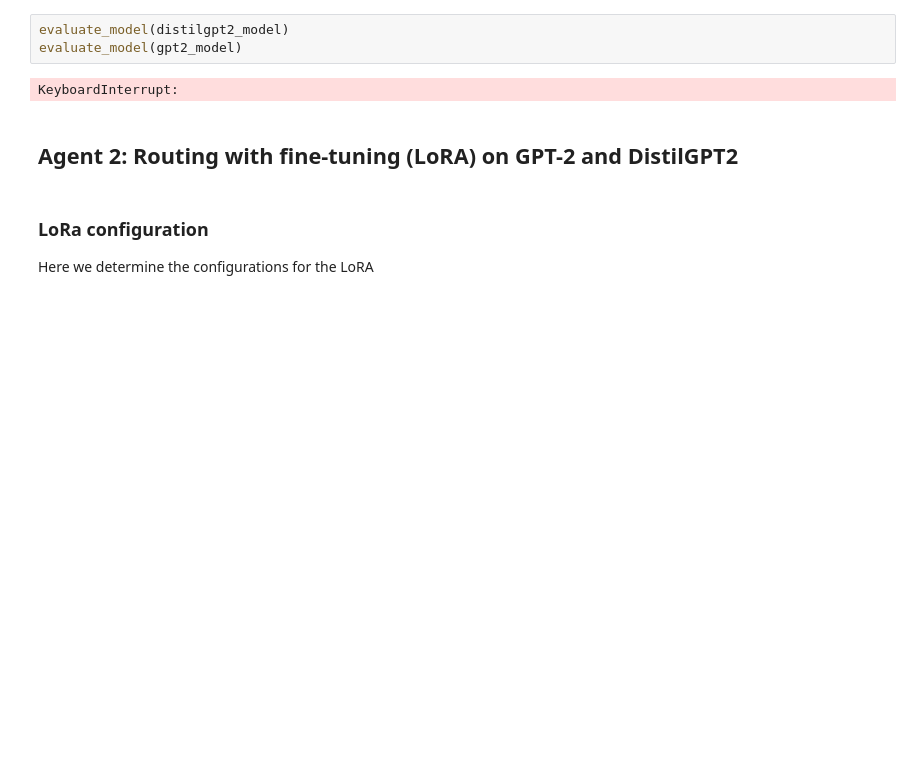
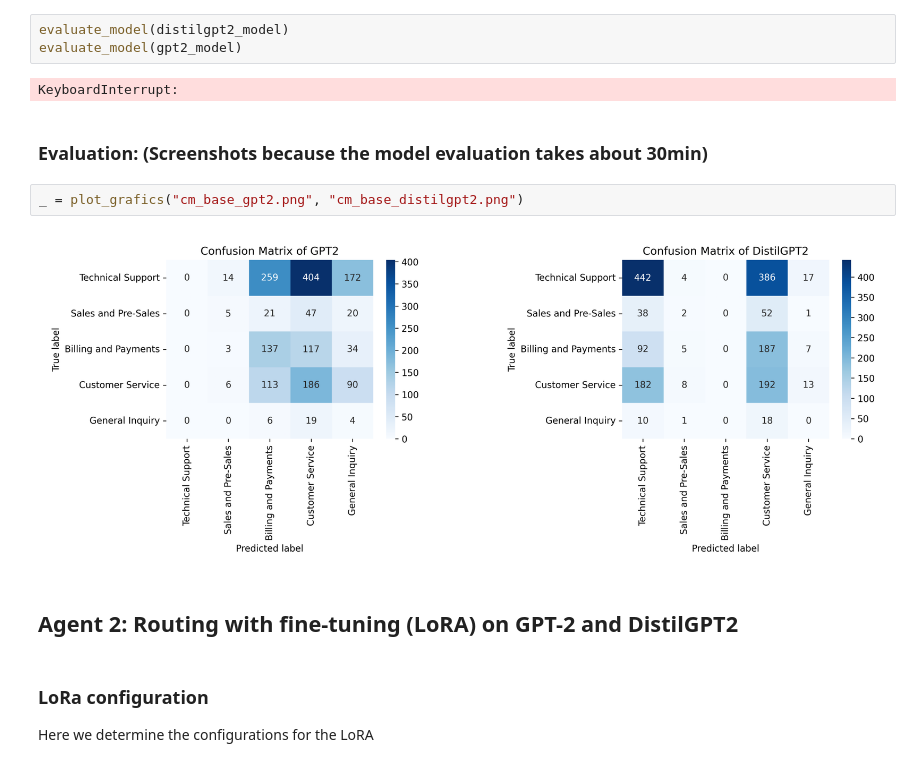
Before and after one commit to esthikalt/NLP_Project, a Jupyter notebook: notebook.ipynb, the cells around one changed output. Drawn from its saved outputs; the diff is of its cells as text; blank space fills up the shorter version.

```diff
--- a/notebook.ipynb
+++ b/notebook.ipynb
@@ -261,6 +340,12 @@ evaluate_model(distilgpt2_model)
 evaluate_model(gpt2_model)
 # %% [output]
 KeyboardInterrupt:
+# %% [markdown]
+### Evaluation: (Screenshots because the model evaluation takes about 30min)
+# %%
+_ = plot_grafics("cm_base_gpt2.png", "cm_base_distilgpt2.png")
+# %% [output]
+[figure, added]
 # %% [markdown]
 ## Agent 2: Routing with fine-tuning (LoRA) on GPT-2 and DistilGPT2
 # %% [markdown]
```
Also changed, not shown: parts of 14 cells of this notebook.
